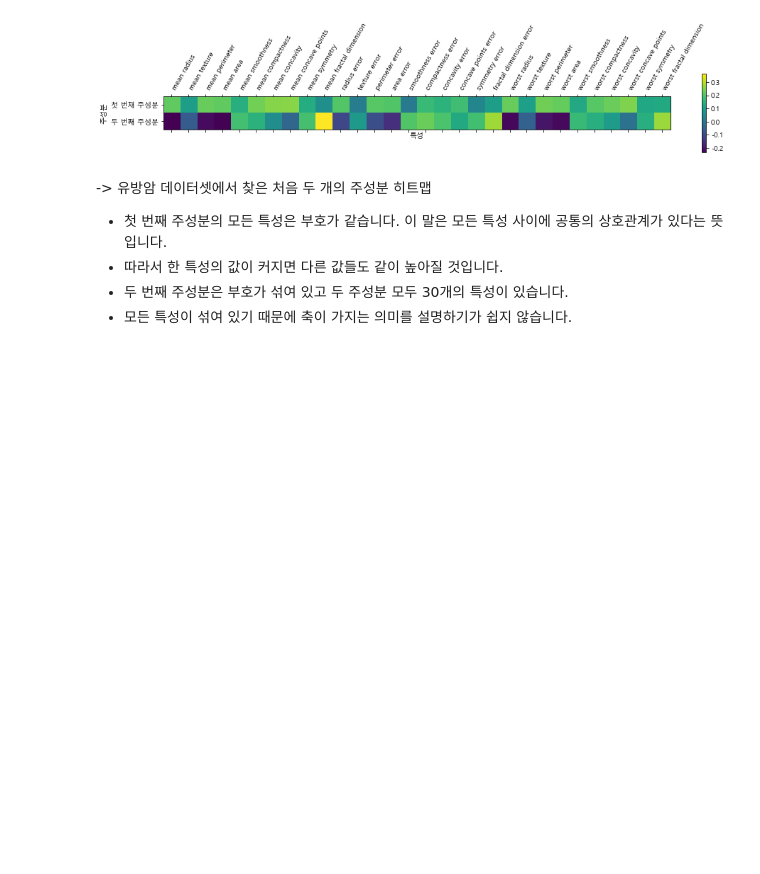
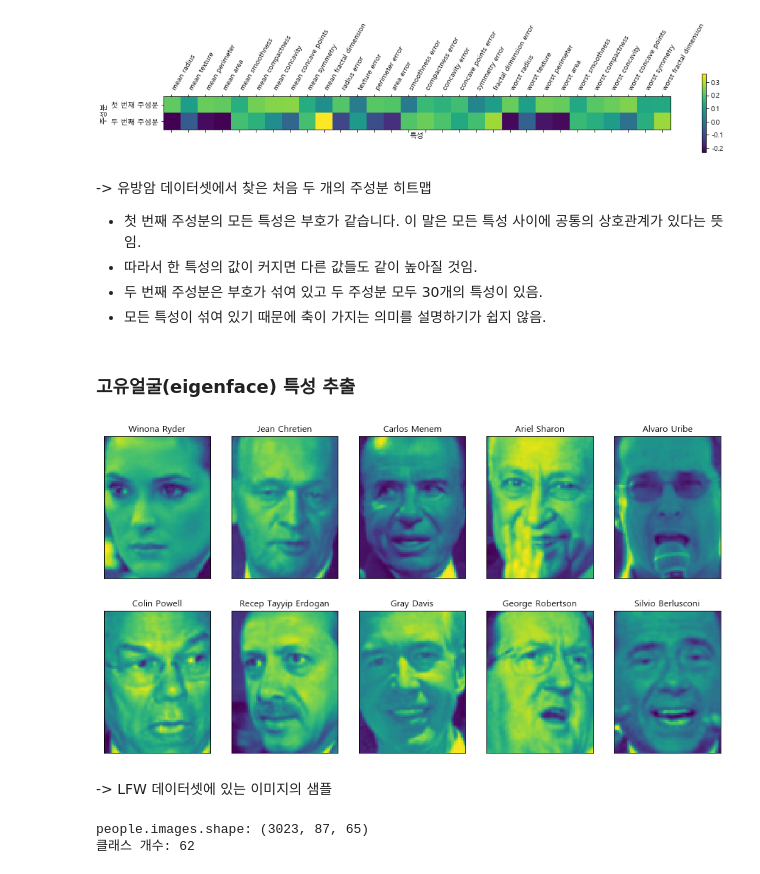
Before and after one commit to noveline4530/Machine_Learning_scikit-learn, a Jupyter notebook: ml10_190307.ipynb, the cells around one changed output. Drawn from its saved outputs; the diff is of its cells as text; code cells hidden in the pictures; blank space fills up the shorter version.

```diff
--- a/ml10_190307.ipynb
+++ b/ml10_190307.ipynb
@@ -304,7 +304,28 @@ Text(0,0.5,'주성분')
 [figure]
 # %% [markdown]
 -> 유방암 데이터셋에서 찾은 처음 두 개의 주성분 히트맵
-- 첫 번째 주성분의 모든 특성은 부호가 같습니다. 이 말은 모든 특성 사이에 공통의 상호관계가 있다는 뜻입니다.
-- 따라서 한 특성의 값이 커지면 다른 값들도 같이 높아질 것입니다.
-- 두 번째 주성분은 부호가 섞여 있고 두 주성분 모두 30개의 특성이 있습니다.
-- 모든 특성이 섞여 있기 때문에 축이 가지는 의미를 설명하기가 쉽지 않습니다.
+- 첫 번째 주성분의 모든 특성은 부호가 같습니다. 이 말은 모든 특성 사이에 공통의 상호관계가 있다는 뜻임.
+- 따라서 한 특성의 값이 커지면 다른 값들도 같이 높아질 것임.
+- 두 번째 주성분은 부호가 섞여 있고 두 주성분 모두 30개의 특성이 있음.
+- 모든 특성이 섞여 있기 때문에 축이 가지는 의미를 설명하기가 쉽지 않음.
+# %% [markdown]
+### 고유얼굴(eigenface) 특성 추출
+# %%
+from sklearn.datasets import fetch_lfw_people
+people = fetch_lfw_people(min_faces_per_person=20, resize=0.7)
+image_shape = people.images[0].shape
+
+fig, axes = plt.subplots(2, 5, figsize=(15, 8), subplot_kw={'xticks': (), 'yticks': ()})
+for target, image, ax in zip(people.target, people.images, axes.ravel()):
+    ax.imshow(image)
+    ax.set_title(people.target_names[target])
+# %% [output]
+[figure, added]
+# %% [markdown]
+-> LFW 데이터셋에 있는 이미지의 샘플
+# %%
+print("people.images.shape: {}".format(people.images.shape))
+print("클래스 개수: {}".format(len(people.target_names)))
+# %% [output]
+people.images.shape: (3023, 87, 65)
+클래스 개수: 62
```
Also changed, not shown: parts of 14 cells of this notebook.
